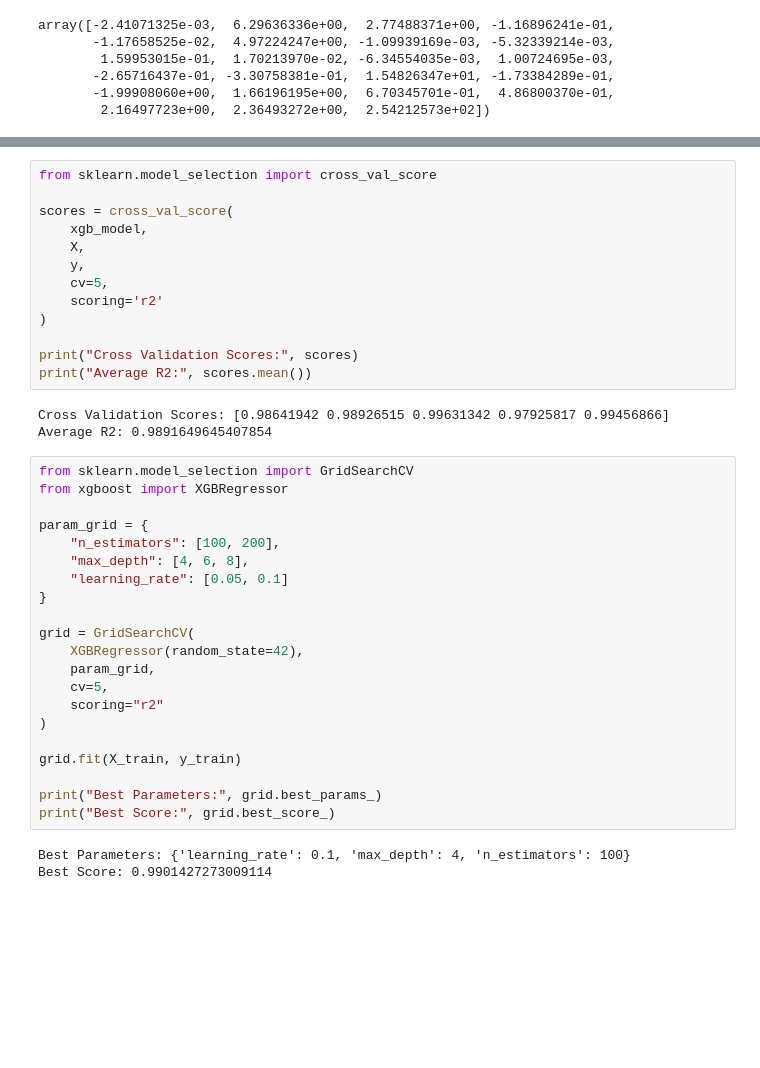
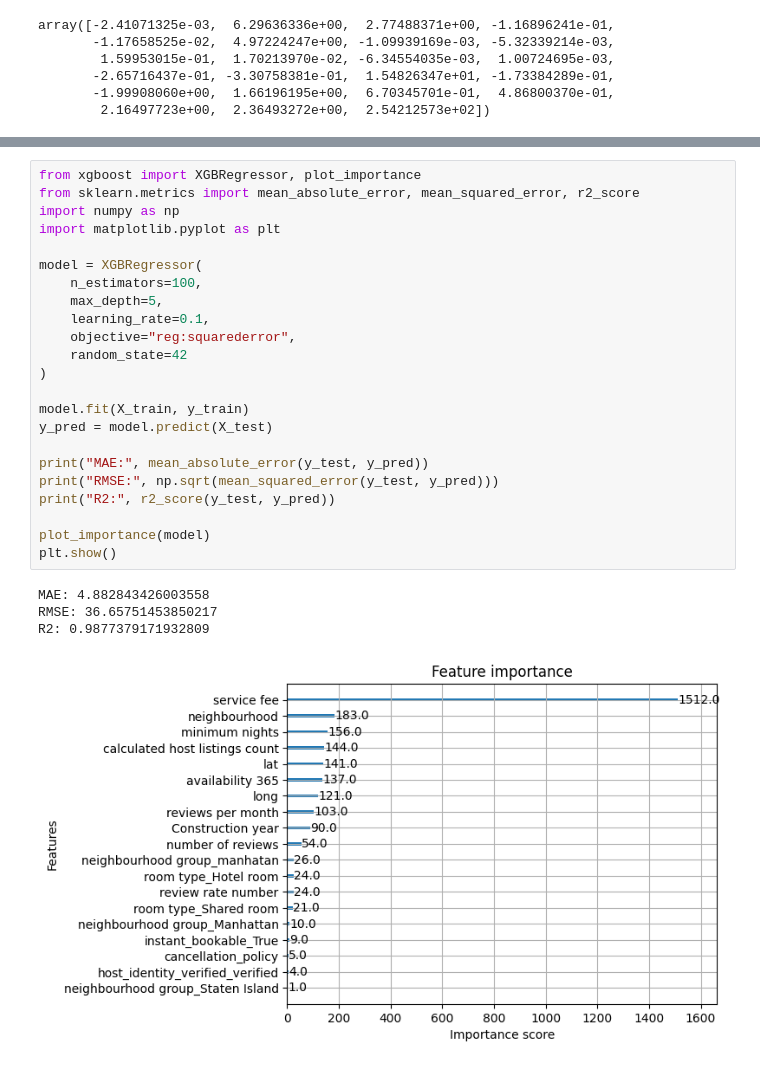
Before and after one commit to pujareddy2/airbnb, a Jupyter notebook: airbnb.ipynb, the cells around one changed output, grey strips where cells are left out. Saved outputs shown, nothing was run; the diff lists cells and outputs as text; blank space fills up the shorter version.

Commit message:
unsupressed model traing ,testing,saving models

```diff
--- a/airbnb.ipynb
+++ b/airbnb.ipynb
@@ -661,40 +550,28 @@ R2: 0.9876612840132059
-# %%
-from sklearn.model_selection import cross_val_score
-
-scores = cross_val_score(
-    xgb_model,
-    X,
-    y,
-    cv=5,
-    scoring='r2'
-)
-
-print("Cross Validation Scores:", scores)
-print("Average R2:", scores.mean())
-# %% [output]
-Cross Validation Scores: [0.98641942 0.98926515 0.99631342 0.97925817 0.99456866]
-Average R2: 0.9891649645407854
-# %%
-from sklearn.model_selection import GridSearchCV
-from xgboost import XGBRegressor
-
-param_grid = {
-    "n_estimators": [100, 200],
-    "max_depth": [4, 6, 8],
-    "learning_rate": [0.05, 0.1]
-}
-
-grid = GridSearchCV(
-    XGBRegressor(random_state=42),
-    param_grid,
-    cv=5,
-    scoring="r2"
-)
-
-grid.fit(X_train, y_train)
-
-print("Best Parameters:", grid.best_params_)
-print("Best Score:", grid.best_score_)
-# %% [output]
-Best Parameters: {'learning_rate': 0.1, 'max_depth': 4, 'n_estimators': 100}
-Best Score: 0.9901427273009114
+# %%
+from xgboost import XGBRegressor, plot_importance
+from sklearn.metrics import mean_absolute_error, mean_squared_error, r2_score
+import numpy as np
+import matplotlib.pyplot as plt
+
+model = XGBRegressor(
+    n_estimators=100,
+    max_depth=5,
+    learning_rate=0.1,
+    objective="reg:squarederror",
+    random_state=42
+)
+
+model.fit(X_train, y_train)
+y_pred = model.predict(X_test)
+
+print("MAE:", mean_absolute_error(y_test, y_pred))
+print("RMSE:", np.sqrt(mean_squared_error(y_test, y_pred)))
+print("R2:", r2_score(y_test, y_pred))
+
+plot_importance(model)
+plt.show()
+# %% [output]
+MAE: 4.882843426003558
+RMSE: 36.65751453850217
+R2: 0.9877379171932809
+[figure, added]
```
Also changed, not shown: parts of 25 cells of this notebook, 2 other files.
